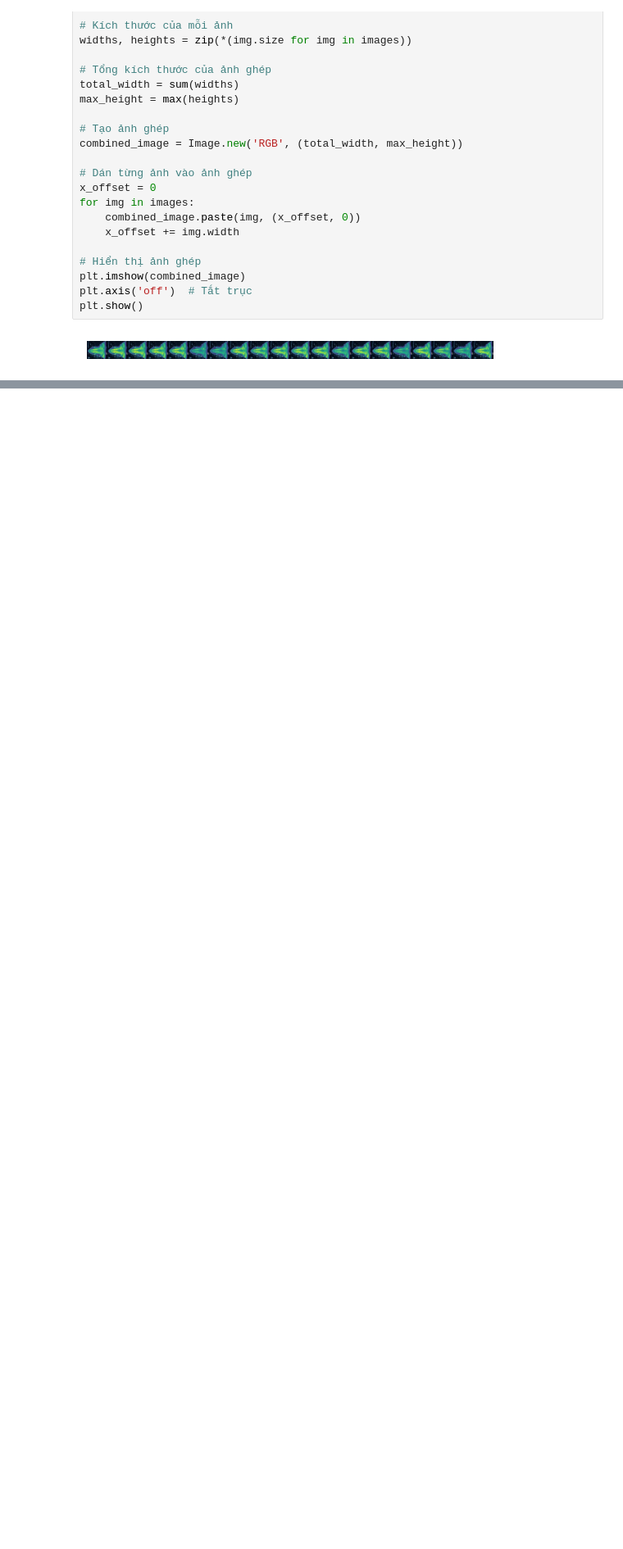
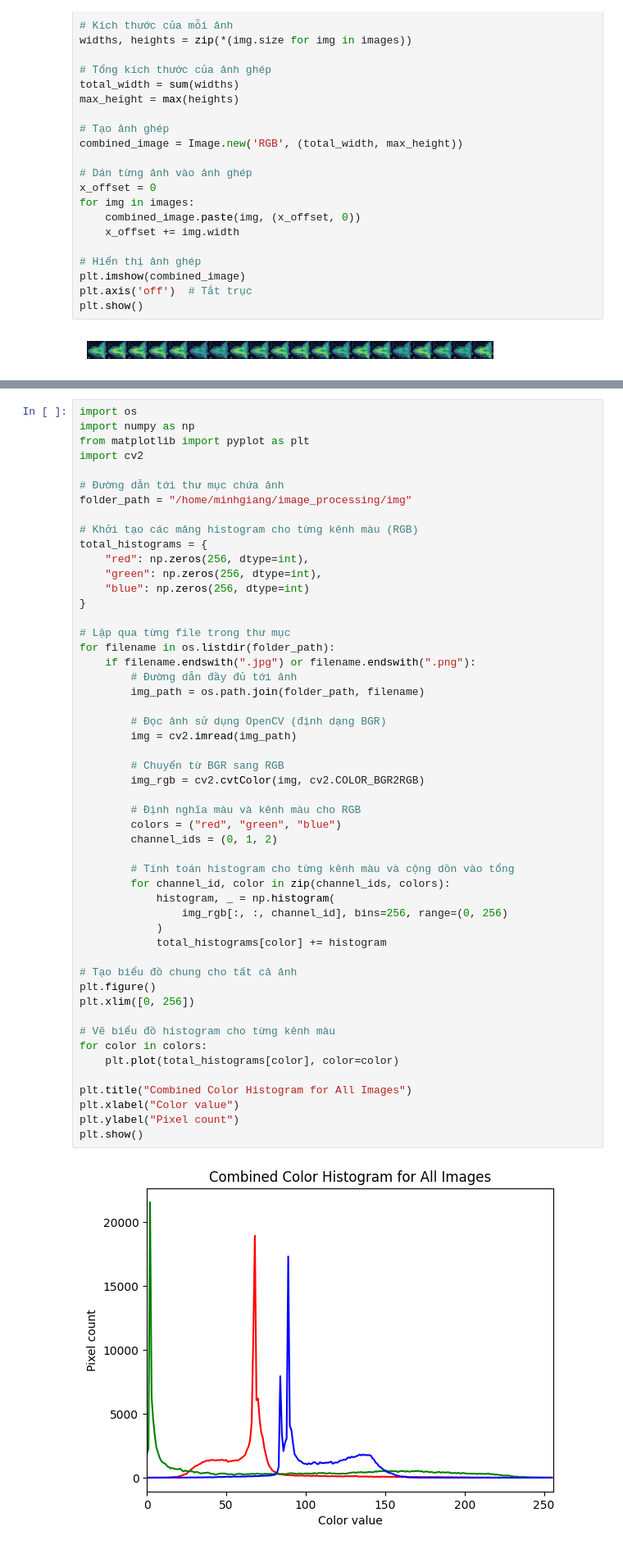
Before and after one commit to giang1881/Project_HTTDPT, a Jupyter notebook: PySpark-Thunder.ipynb, the cells around one changed output, grey strips where cells are left out. Shown at 82% size. Drawn from its saved outputs; the diff is of its cells as text; blank space fills up the shorter version.

```diff
--- a/PySpark-Thunder.ipynb
+++ b/PySpark-Thunder.ipynb
@@ -548,0 +602,53 @@ plt.show()
+# %%
+import os
+import numpy as np
+from matplotlib import pyplot as plt
+import cv2
+
+# Đường dẫn tới thư mục chứa ảnh
+folder_path = "/home/minhgiang/image_processing/img"
+
+# Khởi tạo các mảng histogram cho từng kênh màu (RGB)
+total_histograms = {
+    "red": np.zeros(256, dtype=int),
+    "green": np.zeros(256, dtype=int),
+    "blue": np.zeros(256, dtype=int)
+}
+
+# Lặp qua từng file trong thư mục
+for filename in os.listdir(folder_path):
+    if filename.endswith(".jpg") or filename.endswith(".png"):
+        # Đường dẫn đầy đủ tới ảnh
+        img_path = os.path.join(folder_path, filename)
+
+        # Đọc ảnh sử dụng OpenCV (định dạng BGR)
+        img = cv2.imread(img_path)
+
+        # Chuyển từ BGR sang RGB
+        img_rgb = cv2.cvtColor(img, cv2.COLOR_BGR2RGB)
+
+        # Định nghĩa màu và kênh màu cho RGB
+        colors = ("red", "green", "blue")
+        channel_ids = (0, 1, 2)
+
+        # Tính toán histogram cho từng kênh màu và cộng dồn vào tổng
+        for channel_id, color in zip(channel_ids, colors):
+            histogram, _ = np.histogram(
+                img_rgb[:, :, channel_id], bins=256, range=(0, 256)
+            )
+            total_histograms[color] += histogram
+
+# Tạo biểu đồ chung cho tất cả ảnh
+plt.figure()
+plt.xlim([0, 256])
+
+# Vẽ biểu đồ histogram cho từng kênh màu
+for color in colors:
+    plt.plot(total_histograms[color], color=color)
+
+plt.title("Combined Color Histogram for All Images")
+plt.xlabel("Color value")
+plt.ylabel("Pixel count")
+plt.show()
+# %% [output]
+[figure, added]
```
Also changed, not shown: parts of 2 cells of this notebook.
